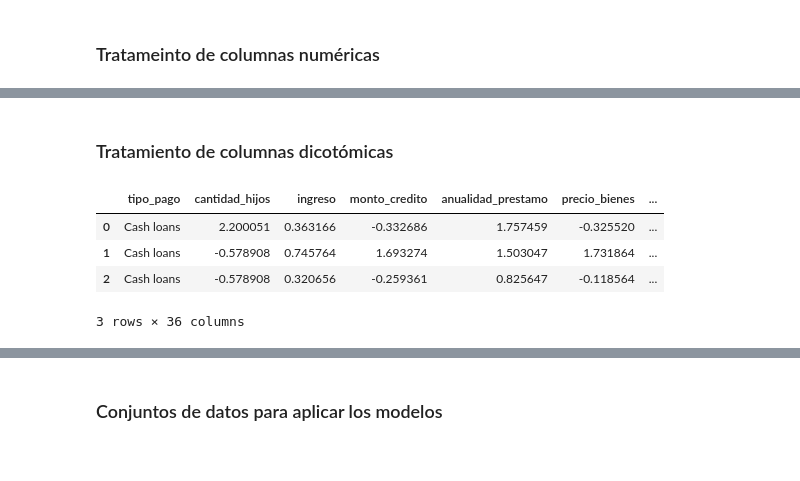
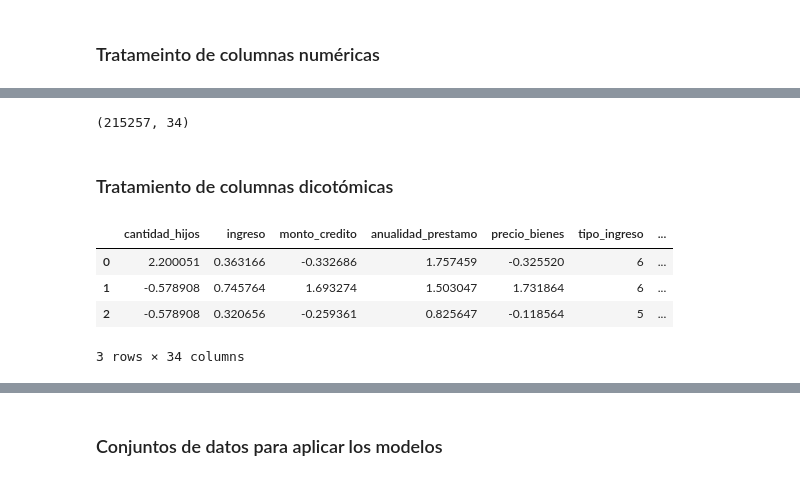
Before and after one commit to JMhuautla/NoCountry-Team-1, a Jupyter notebook: machine_learning/Modelo_ML.ipynb, the cells around one changed output, grey strips where cells are left out. Cells and saved outputs as stored; diff of their text form; code cells hidden in the pictures.

Commit message:
Modelo con columnas finales

```diff
--- a/machine_learning/Modelo_ML.ipynb
+++ b/machine_learning/Modelo_ML.ipynb
@@ -339,0 +369,12 @@ x_train.head(3)
+# %%
+# Primero determinar el mapeo de los datos
+maplist = [{'col':'tipo_vivienda', 'mapping':{None:0, 'With parents':1, 'Municipal apartment':2, 'Co-op apartment':3, 'Rented aparment':4, 'Office apartment':5, 'House / apartment':6}},
+           {'col':'nivel_estudio', 'mapping':{None:0, 'Lower secondary':1, 'Secondary / secondary special':2, 'Incomplete higher':3, 'Higher education':4, 'Academic degree':5}},
+           {'col':'tipo_ingreso', 'mapping':{None:0, 'Commercial associate':6, 'Working':5, 'Pensioner':4, 'State servant':7, 'Student':2, 'Maternity leave':3, 'Unemployed':1, 'Businessman':8}},
+           {'col':'estado_civil', 'mapping':{None:0, 'Married':5, 'Separated':3, 'Civil marriage':6, 'Single / not married':4, 'Widow':2, 'Unknown':1}},
+           ]
+# %%
+oe = OrdinalEncoder(mapping=maplist)
+# %%
+x_train_oe = oe.fit_transform(x_train)
+x_test_oe = oe.transform(x_test)
@@ -339,0 +410,11 @@ x_train.head(3)
+# %%
+#crear Instancia
+mean_encoder= MeanEncoder(variables=categorical_x, ignore_format=False)
+# C# Aplicar fit_transform al conjunto de entre (esta cosa ya te entrega un dataframe)
+mean_encoder_x = mean_encoder.fit_transform(x_train_oe[categorical_x], y_train)
+# Aplicar la misma transfomación al conjunto de entrenamiento
+mean_encoder_x_test = mean_encoder.transform(x_test_oe[categorical_x])
+# Agregar las columnas al dataframe original.
+x_train_mean_e = pd.concat([x_train_oe.drop(columns = categorical_x), mean_encoder_x], axis=1)
+x_test_mean_e = pd.concat([x_test_oe.drop(columns = categorical_x), mean_encoder_x_test], axis=1)
+x_test_mean_e.head(2)
@@ -340,25 +426,29 @@ x_train.head(3)
+# %%
+x_train_mean_e.shape
+# %% [output]
+(215257, 34)
 # %% [markdown]
 ### Tratamiento de columnas dicotómicas
 # %%
 # Crear instancia de OHE
 ohe = OneHotEncoder(drop='first', sparse_output=False)
 
 # Crear un dataframe con los valores bianrios del conjunto de entrenamiento
-ohe_x = pd.DataFrame(ohe.fit_transform(x_train[dichotomic_x]), columns = dichotomic_x)
+ohe_x = pd.DataFrame(ohe.fit_transform(x_train_mean_e[dichotomic_x]), columns = dichotomic_x)
 # crear un df con los valores binarios del conjunto prueba.
-ohe_x_test = pd.DataFrame(ohe.transform(x_test[dichotomic_x]), columns = dichotomic_x)
+ohe_x_test = pd.DataFrame(ohe.transform(x_test_mean_e[dichotomic_x]), columns = dichotomic_x)
 # Concatenar con el dataframe original y eliminar las columnas repetidas (train)
-x_train_ohe = pd.concat([x_train.drop(columns=dichotomic_x).reset_index(drop=True),ohe_x], axis=1)
+x_train_ohe = pd.concat([x_train_mean_e.drop(columns=dichotomic_x).reset_index(drop=True),ohe_x], axis=1)
 # Concatenar con el dataframe original y eliminar las columnas repetidas (test)
-x_test_ohe = pd.concat([x_test.drop(columns = dichotomic_x).reset_index(drop=True), ohe_x_test], axis=1)
+x_test_ohe = pd.concat([x_test_mean_e.drop(columns = dichotomic_x).reset_index(drop=True), ohe_x_test], axis=1)
 # Observar primeras tres columnas del nuevo df
 x_test_ohe.head(3)
 # %% [output]
-|  | tipo_pago | cantidad_hijos | ingreso | monto_credito | anualidad_prestamo | precio_bienes | ... |
-| 0 | Cash loans | 2.200051 | 0.363166 | -0.332686 | 1.757459 | -0.325520 | ... |
-| 1 | Cash loans | -0.578908 | 0.745764 | 1.693274 | 1.503047 | 1.731864 | ... |
-| 2 | Cash loans | -0.578908 | 0.320656 | -0.259361 | 0.825647 | -0.118564 | ... |
+|  | cantidad_hijos | ingreso | monto_credito | anualidad_prestamo | precio_bienes | tipo_ingreso | ... |
+| 0 | 2.200051 | 0.363166 | -0.332686 | 1.757459 | -0.325520 | 6 | ... |
+| 1 | -0.578908 | 0.745764 | 1.693274 | 1.503047 | 1.731864 | 6 | ... |
+| 2 | -0.578908 | 0.320656 | -0.259361 | 0.825647 | -0.118564 | 5 | ... |
-3 rows × 36 columns
+3 rows × 34 columns
 # %%
 # Verificar dimensiones
 x_train_ohe.shape, x_test_ohe.shape
```
Also changed, not shown: parts of 69 cells of this notebook, 4 other files.
